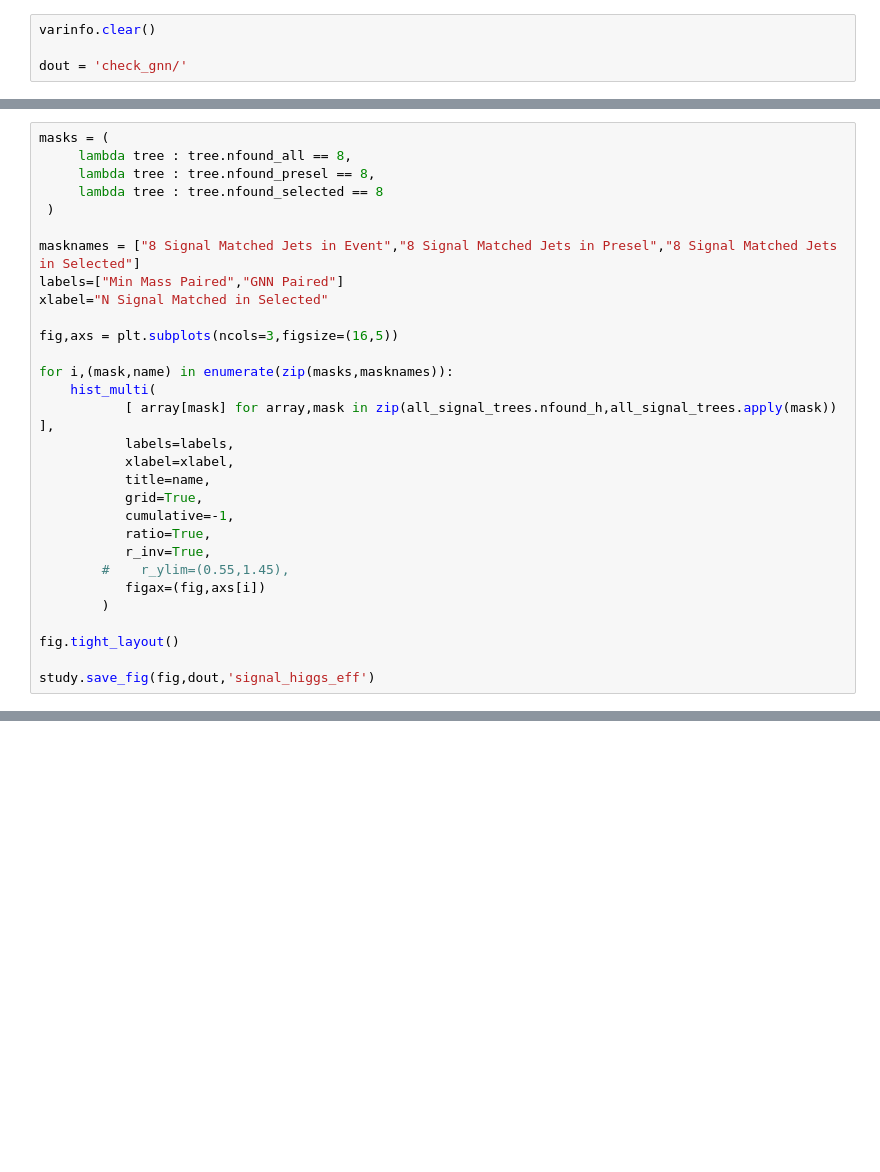
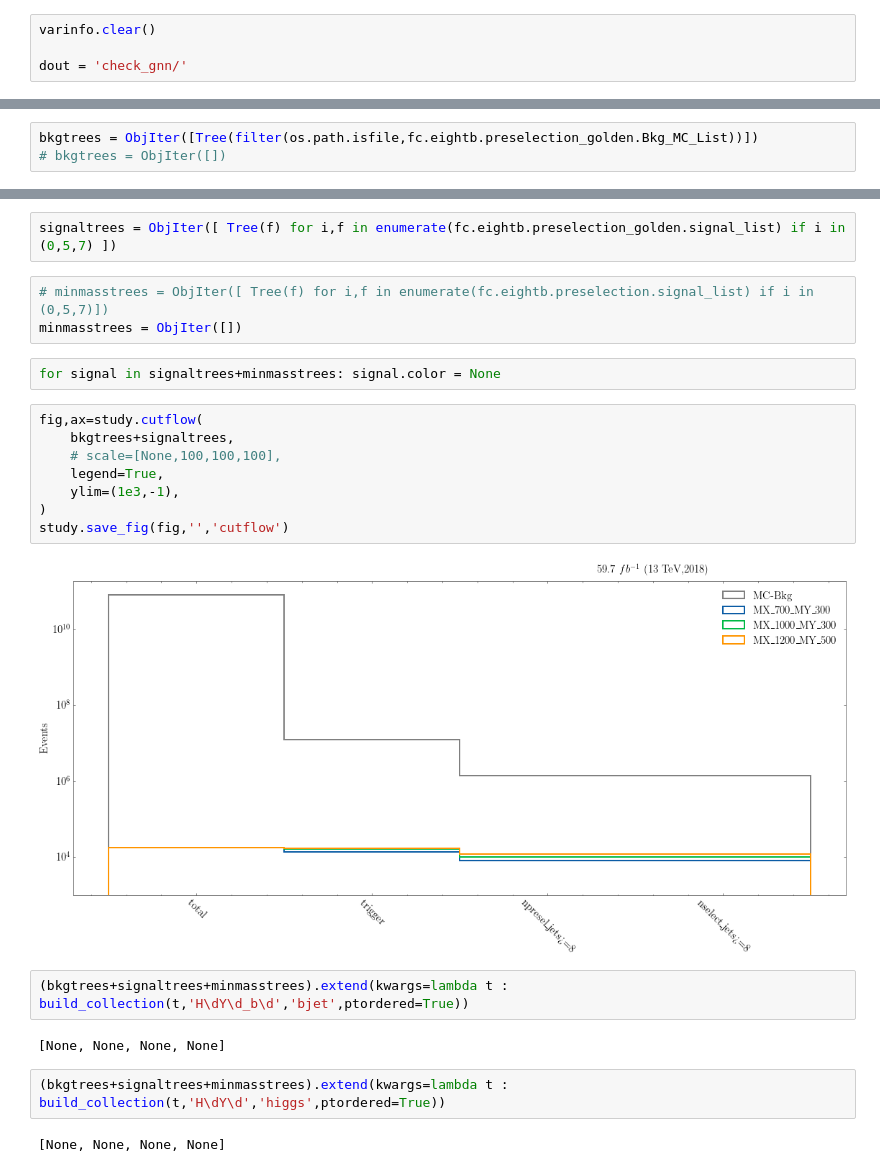
Before and after one commit to ekoenig4/analysis, a Jupyter notebook: jupyter/eightb/pairing_methods/check_gnn.ipynb, the cells around one changed output, grey strips where cells are left out. Saved outputs shown, nothing was run; the diff lists cells and outputs as text; blank space fills up the shorter version.

```diff
--- a/jupyter/eightb/pairing_methods/check_gnn.ipynb
+++ b/jupyter/eightb/pairing_methods/check_gnn.ipynb
@@ -92,30 +26,0 @@ study.save_fig(fig,dout,'signal_jet_eff')
-# %%
-masks = (
-     lambda tree : tree.nfound_all == 8,
-     lambda tree : tree.nfound_presel == 8,
-     lambda tree : tree.nfound_selected == 8
- )
-
-masknames = ["8 Signal Matched Jets in Event","8 Signal Matched Jets in Presel","8 Signal Matched Jets in Selected"]
-labels=["Min Mass Paired","GNN Paired"]
-xlabel="N Signal Matched in Selected"
-
-fig,axs = plt.subplots(ncols=3,figsize=(16,5))
-
-for i,(mask,name) in enumerate(zip(masks,masknames)):
-    hist_multi(
-           [ array[mask] for array,mask in zip(all_signal_trees.nfound_h,all_signal_trees.apply(mask)) ],
-           labels=labels,
-           xlabel=xlabel,
-           title=name,
-           grid=True,
-           cumulative=-1,
-           ratio=True,
-           r_inv=True,
-        #    r_ylim=(0.55,1.45),
-           figax=(fig,axs[i])
-        )
-
-fig.tight_layout()
-
-study.save_fig(fig,dout,'signal_higgs_eff')
@@ -217,0 +35,3 @@ study.quick2d(
+# %%
+bkgtrees = ObjIter([Tree(filter(os.path.isfile,fc.eightb.preselection_golden.Bkg_MC_List))])
+# bkgtrees = ObjIter([])
@@ -217,0 +49,25 @@ study.quick2d(
+# %%
+signaltrees = ObjIter([ Tree(f) for i,f in enumerate(fc.eightb.preselection_golden.signal_list) if i in (0,5,7) ])
+# %%
+# minmasstrees = ObjIter([ Tree(f) for i,f in enumerate(fc.eightb.preselection.signal_list) if i in (0,5,7)])
+minmasstrees = ObjIter([])
+# %%
+for signal in signaltrees+minmasstrees: signal.color = None
+# %%
+fig,ax=study.cutflow(
+    bkgtrees+signaltrees,
+    # scale=[None,100,100,100],
+    legend=True,
+    ylim=(1e3,-1),
+)
+study.save_fig(fig,'','cutflow')
+# %% [output]
+[figure, added]
+# %%
+(bkgtrees+signaltrees+minmasstrees).extend(kwargs=lambda t : build_collection(t,'H\dY\d_b\d','bjet',ptordered=True))
+# %% [output]
+[None, None, None, None]
+# %%
+(bkgtrees+signaltrees+minmasstrees).extend(kwargs=lambda t : build_collection(t,'H\dY\d','higgs',ptordered=True))
+# %% [output]
+[None, None, None, None]
```
Also changed, not shown: parts of 63 cells of this notebook, 16 other files.
